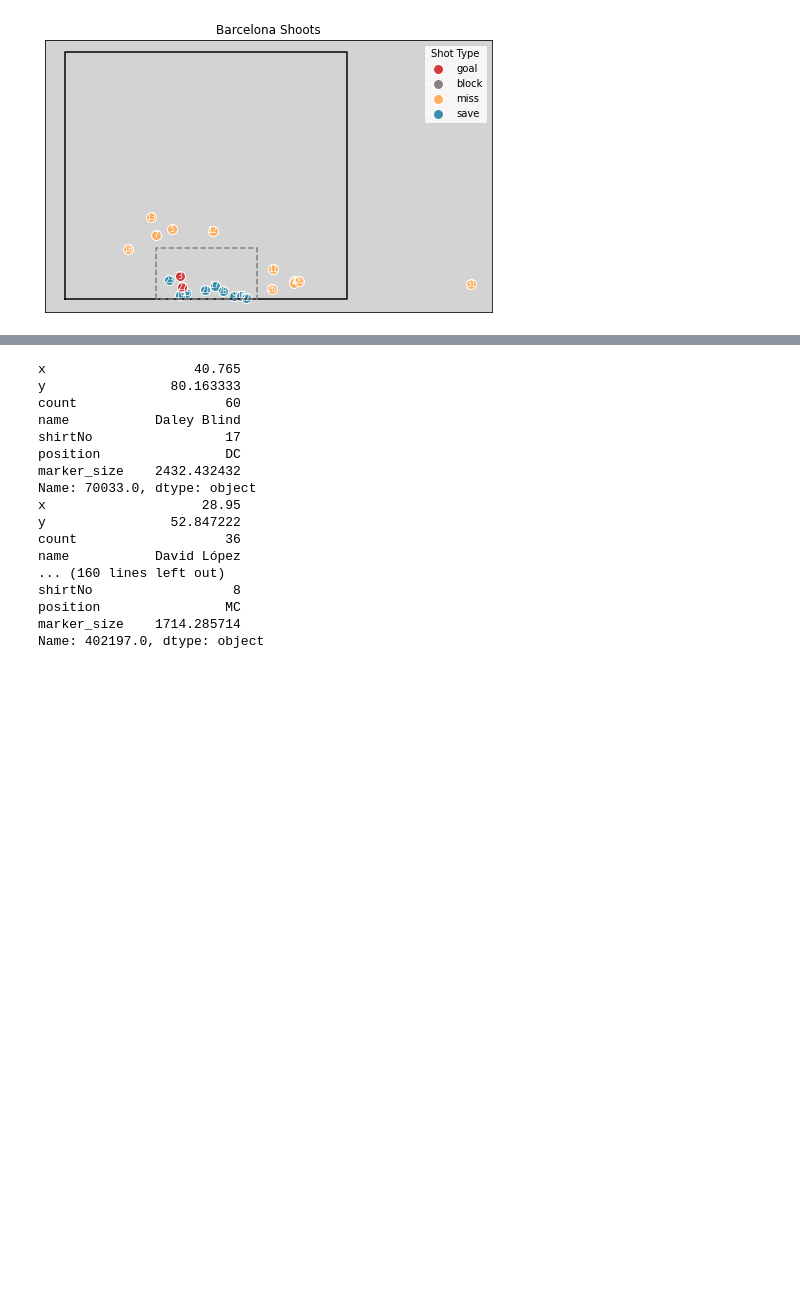
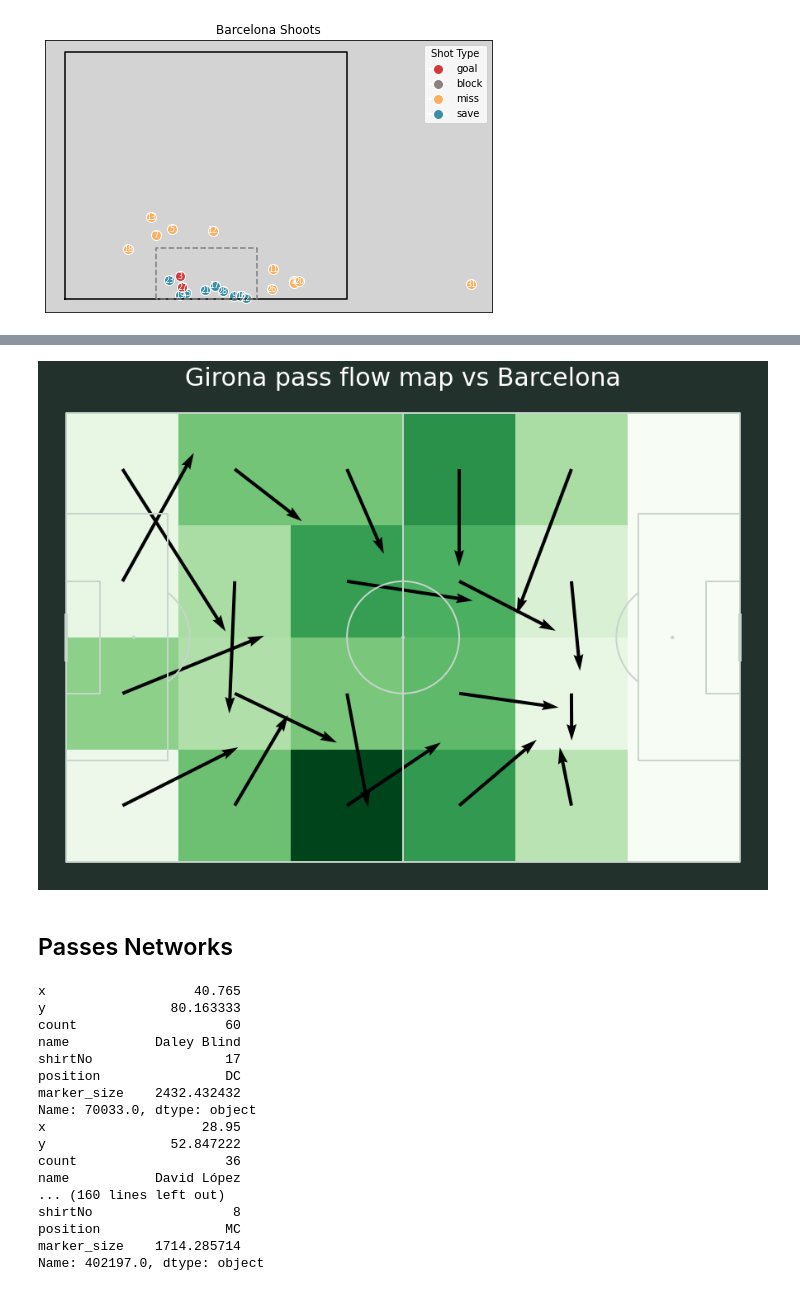
Before and after one commit to Football-Analytics-UCU/Girona, a Jupyter notebook: Barcelona-Girona.ipynb, the cells around one changed output, grey strips where cells are left out. Drawn from its saved outputs; the diff is of its cells as text; code cells hidden in the pictures; blank space fills up the shorter version.

```diff
--- a/Barcelona-Girona.ipynb
+++ b/Barcelona-Girona.ipynb
@@ -377,0 +429,3 @@ plot_goal_shots_and_area(shots)
+# %%
+# away_team_df_pass
+away_team_df_pass = get_passes_df(events_dict, away_team_id)
@@ -378,3 +449,19 @@ plot_goal_shots_and_area(shots)
+# %%
+#Girona
+fig, ax = pitch.draw(figsize=(16, 11), constrained_layout=True, tight_layout=False)
+fig.set_facecolor('#22312b')
+# plot the heatmap - darker colors = more passes originating from that square
+bs_heatmap = pitch.bin_statistic(away_team_df_pass.x, away_team_df_pass.y, statistic='count', bins=bins)
+hm = pitch.heatmap(bs_heatmap, ax=ax, cmap='Greens')
+# plot the pass flow map with a single color and the
+# arrow length equal to the average distance in the cell
+fm = pitch.flow(away_team_df_pass.x, away_team_df_pass.y, away_team_df_pass.endX, away_team_df_pass.endY, color='black',
+                arrow_type='average', bins=bins, ax=ax)
+ax_title = ax.set_title(f'Girona pass flow map vs Barcelona', fontsize=30, pad=-20, color = 'white')
+# %% [output]
+[figure, added]
+# %% [markdown]
+## Passes Networks
 # %%
 import json
 import numpy as np
```
Also changed, not shown: parts of 8 cells of this notebook, 10 other files.
